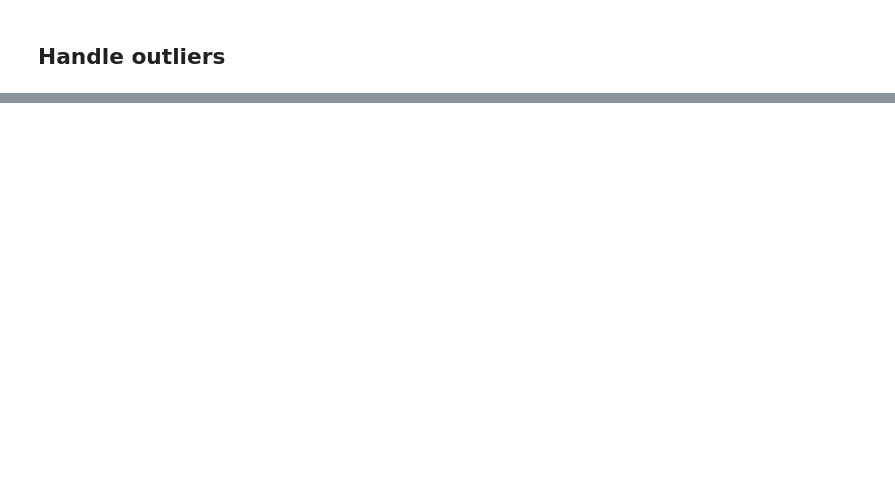
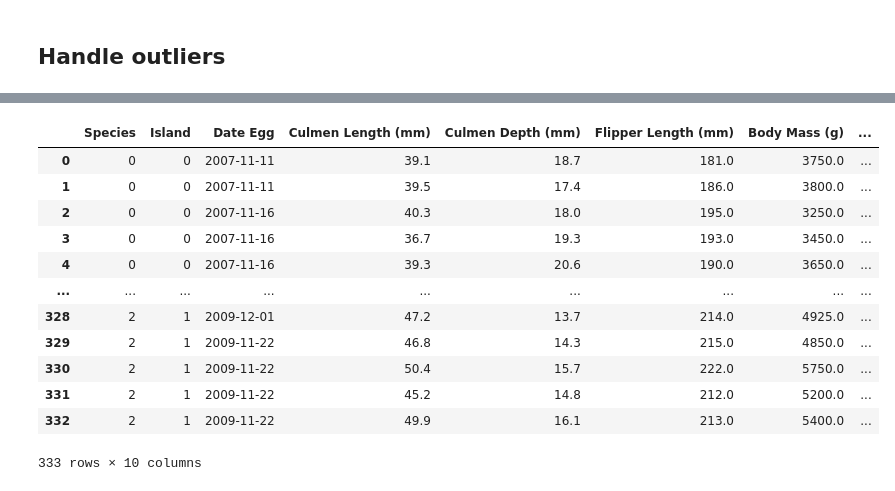
Before and after one commit to DI3GOcze/School-UPA-project-2, a Jupyter notebook: dataset2.ipynb, the cells around one changed output, grey strips where cells are left out. Drawn from its saved outputs; the diff is of its cells as text; code cells hidden in the pictures; blank space fills up the shorter version.

```diff
--- a/dataset2.ipynb
+++ b/dataset2.ipynb
@@ -59,0 +171,17 @@ oldDf.shape[0] - df.shape[0]
+# %%
+#Show data after conversion
+display(df)
+# %% [output]
+|  | Species | Island | Date Egg | Culmen Length (mm) | Culmen Depth (mm) | Flipper Length (mm) | Body Mass (g) | ... |
+| 0 | 0 | 0 | 2007-11-11 | 39.1 | 18.7 | 181.0 | 3750.0 | ... |
+| 1 | 0 | 0 | 2007-11-11 | 39.5 | 17.4 | 186.0 | 3800.0 | ... |
+| 2 | 0 | 0 | 2007-11-16 | 40.3 | 18.0 | 195.0 | 3250.0 | ... |
+| 3 | 0 | 0 | 2007-11-16 | 36.7 | 19.3 | 193.0 | 3450.0 | ... |
+| 4 | 0 | 0 | 2007-11-16 | 39.3 | 20.6 | 190.0 | 3650.0 | ... |
+| ... | ... | ... | ... | ... | ... | ... | ... | ... |
+| 328 | 2 | 1 | 2009-12-01 | 47.2 | 13.7 | 214.0 | 4925.0 | ... |
+| 329 | 2 | 1 | 2009-11-22 | 46.8 | 14.3 | 215.0 | 4850.0 | ... |
+| 330 | 2 | 1 | 2009-11-22 | 50.4 | 15.7 | 222.0 | 5750.0 | ... |
+| 331 | 2 | 1 | 2009-11-22 | 45.2 | 14.8 | 212.0 | 5200.0 | ... |
+| 332 | 2 | 1 | 2009-11-22 | 49.9 | 16.1 | 213.0 | 5400.0 | ... |
+333 rows × 10 columns
```
Also changed, not shown: parts of 13 cells of this notebook, 2 other files.
